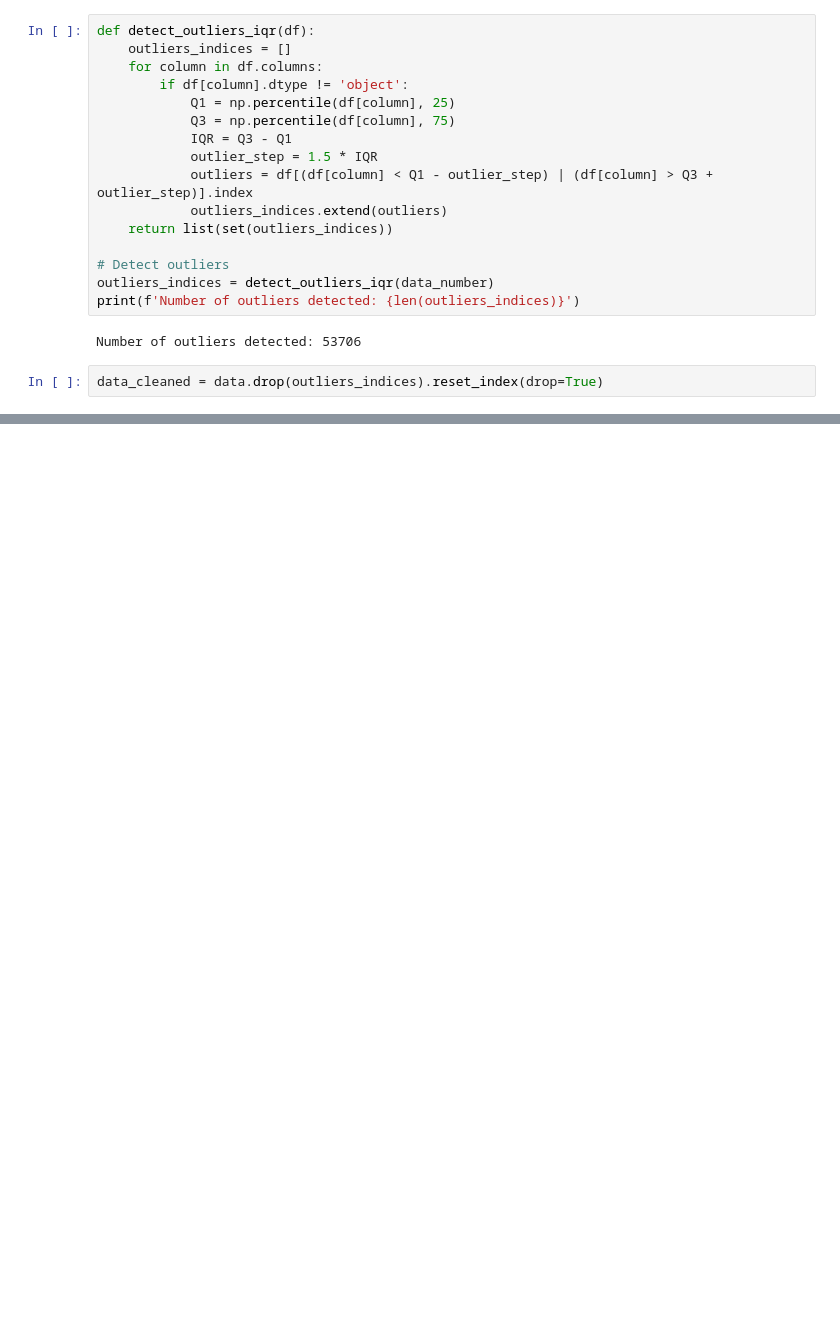
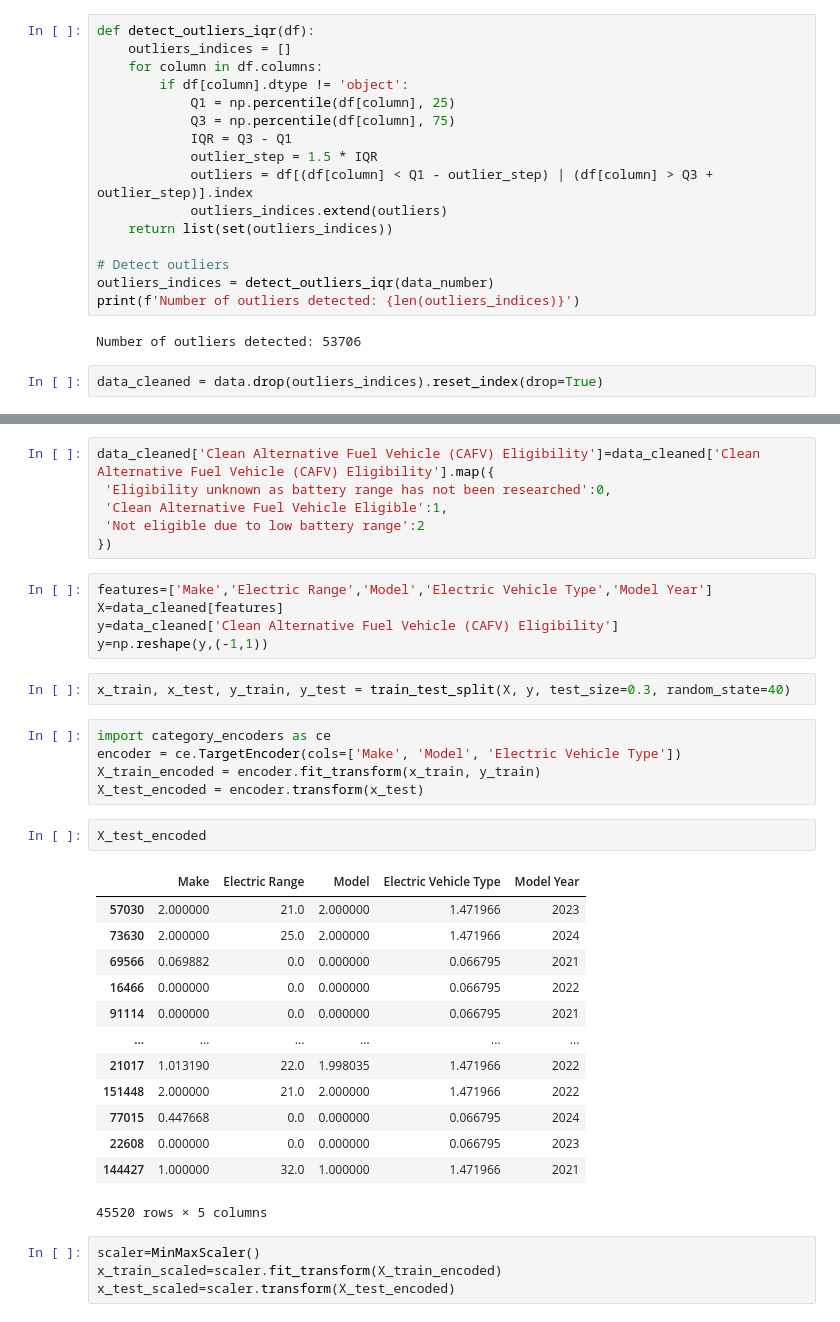
Before and after one commit to youssefelzahar/youssefelzahar-Electric-Vehicle-Population-Data, a Jupyter notebook: model.ipynb, the cells around one changed output, grey strips where cells are left out. Drawn from its saved outputs; the diff is of its cells as text; blank space fills up the shorter version.

```diff
--- a/model.ipynb
+++ b/model.ipynb
@@ -385,0 +421,38 @@ data_cleaned = data.drop(outliers_indices).reset_index(drop=True)
+# %%
+data_cleaned['Clean Alternative Fuel Vehicle (CAFV) Eligibility']=data_cleaned['Clean Alternative Fuel Vehicle (CAFV) Eligibility'].map({
+ 'Eligibility unknown as battery range has not been researched':0,
+ 'Clean Alternative Fuel Vehicle Eligible':1,
+ 'Not eligible due to low battery range':2
+})
+# %%
+features=['Make','Electric Range','Model','Electric Vehicle Type','Model Year']
+X=data_cleaned[features]
+y=data_cleaned['Clean Alternative Fuel Vehicle (CAFV) Eligibility']
+y=np.reshape(y,(-1,1))
+# %%
+x_train, x_test, y_train, y_test = train_test_split(X, y, test_size=0.3, random_state=40)
+# %%
+import category_encoders as ce
+encoder = ce.TargetEncoder(cols=['Make', 'Model', 'Electric Vehicle Type'])
+X_train_encoded = encoder.fit_transform(x_train, y_train)
+X_test_encoded = encoder.transform(x_test)
+# %%
+X_test_encoded
+# %% [output]
+|  | Make | Electric Range | Model | Electric Vehicle Type | Model Year |
+| 57030 | 2.000000 | 21.0 | 2.000000 | 1.471966 | 2023 |
+| 73630 | 2.000000 | 25.0 | 2.000000 | 1.471966 | 2024 |
+| 69566 | 0.069882 | 0.0 | 0.000000 | 0.066795 | 2021 |
+| 16466 | 0.000000 | 0.0 | 0.000000 | 0.066795 | 2022 |
+| 91114 | 0.000000 | 0.0 | 0.000000 | 0.066795 | 2021 |
+| ... | ... | ... | ... | ... | ... |
+| 21017 | 1.013190 | 22.0 | 1.998035 | 1.471966 | 2022 |
+| 151448 | 2.000000 | 21.0 | 2.000000 | 1.471966 | 2022 |
+| 77015 | 0.447668 | 0.0 | 0.000000 | 0.066795 | 2024 |
+| 22608 | 0.000000 | 0.0 | 0.000000 | 0.066795 | 2023 |
+| 144427 | 1.000000 | 32.0 | 1.000000 | 1.471966 | 2021 |
+45520 rows × 5 columns
+# %%
+scaler=MinMaxScaler()
+x_train_scaled=scaler.fit_transform(X_train_encoded)
+x_test_scaled=scaler.transform(X_test_encoded)
```
Also changed, not shown: parts of 10 cells of this notebook.
